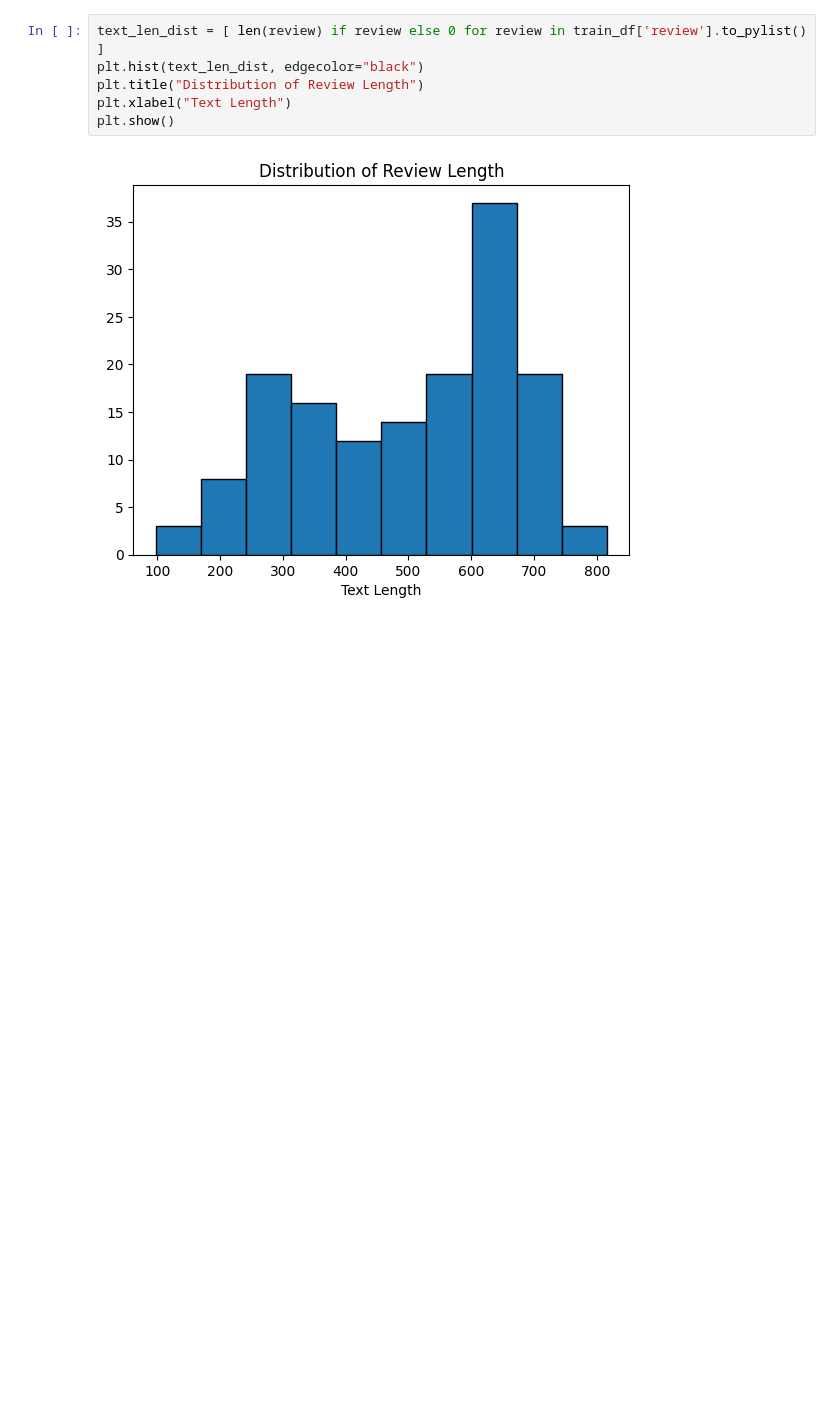
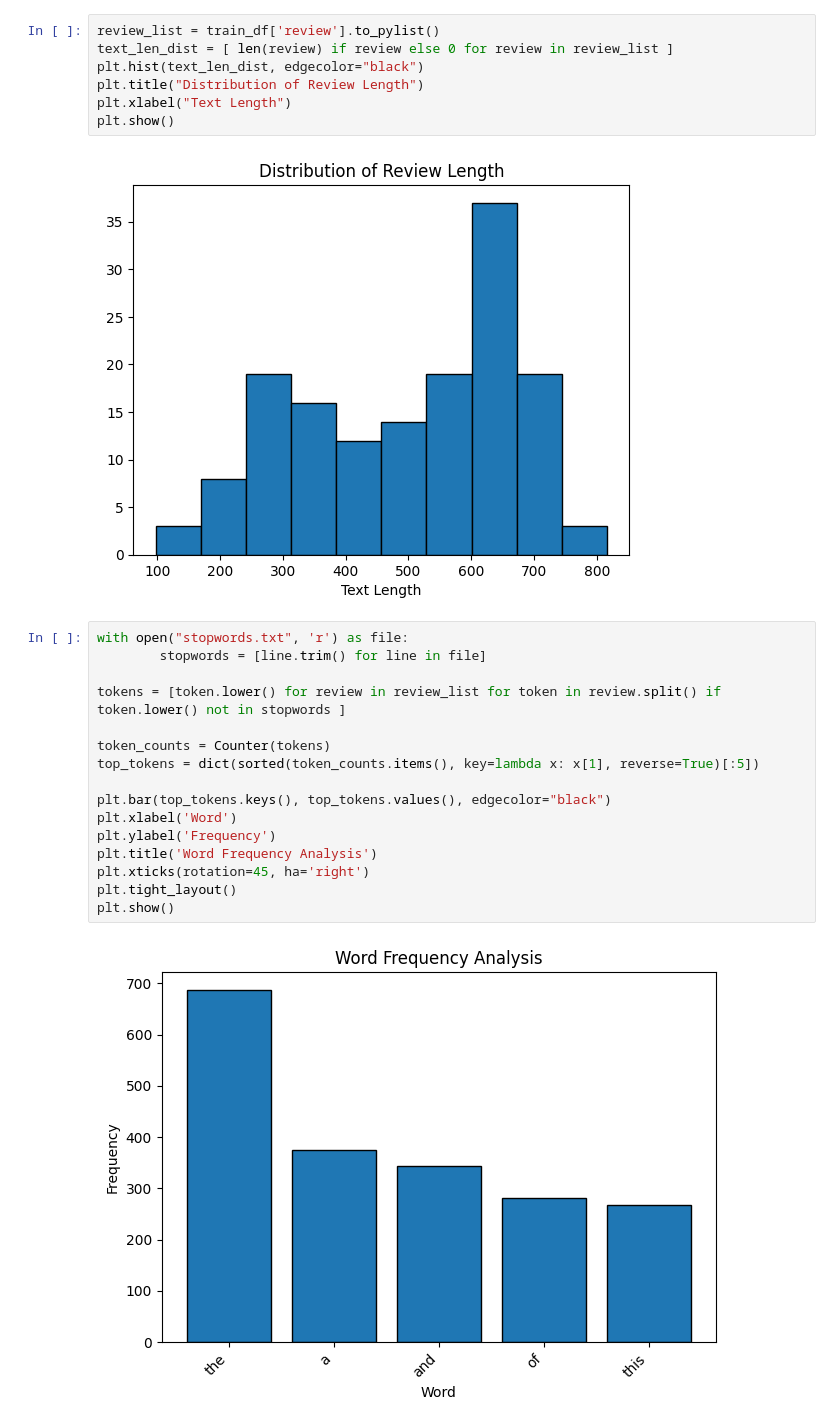
Before and after one commit to ALotov2000/imdb-data-analysis, a Jupyter notebook: CA7.ipynb, the cells around one changed output. Saved outputs shown, nothing was run; the diff lists cells and outputs as text; blank space fills up the shorter version.

Commit message:
feat: distribution of tokens were added

```diff
--- a/CA7.ipynb
+++ b/CA7.ipynb
@@ -101,10 +103,29 @@ plt.show()
 # %% [output]
 [figure]
 # %%
-text_len_dist = [ len(review) if review else 0 for review in train_df['review'].to_pylist() ]
+review_list = train_df['review'].to_pylist()
+text_len_dist = [ len(review) if review else 0 for review in review_list ]
 plt.hist(text_len_dist, edgecolor="black")
 plt.title("Distribution of Review Length")
 plt.xlabel("Text Length")
 plt.show()
 # %% [output]
 [figure]
+# %%
+with open("stopwords.txt", 'r') as file:
+        stopwords = [line.trim() for line in file]
+
+tokens = [token.lower() for review in review_list for token in review.split() if token.lower() not in stopwords ]
+
+token_counts = Counter(tokens)
+top_tokens = dict(sorted(token_counts.items(), key=lambda x: x[1], reverse=True)[:5])
+
+plt.bar(top_tokens.keys(), top_tokens.values(), edgecolor="black")
+plt.xlabel('Word')
+plt.ylabel('Frequency')
+plt.title('Word Frequency Analysis')
+plt.xticks(rotation=45, ha='right')
+plt.tight_layout()
+plt.show()
+# %% [output]
+[figure, added]
```
Also changed, not shown: parts of 3 cells of this notebook.
